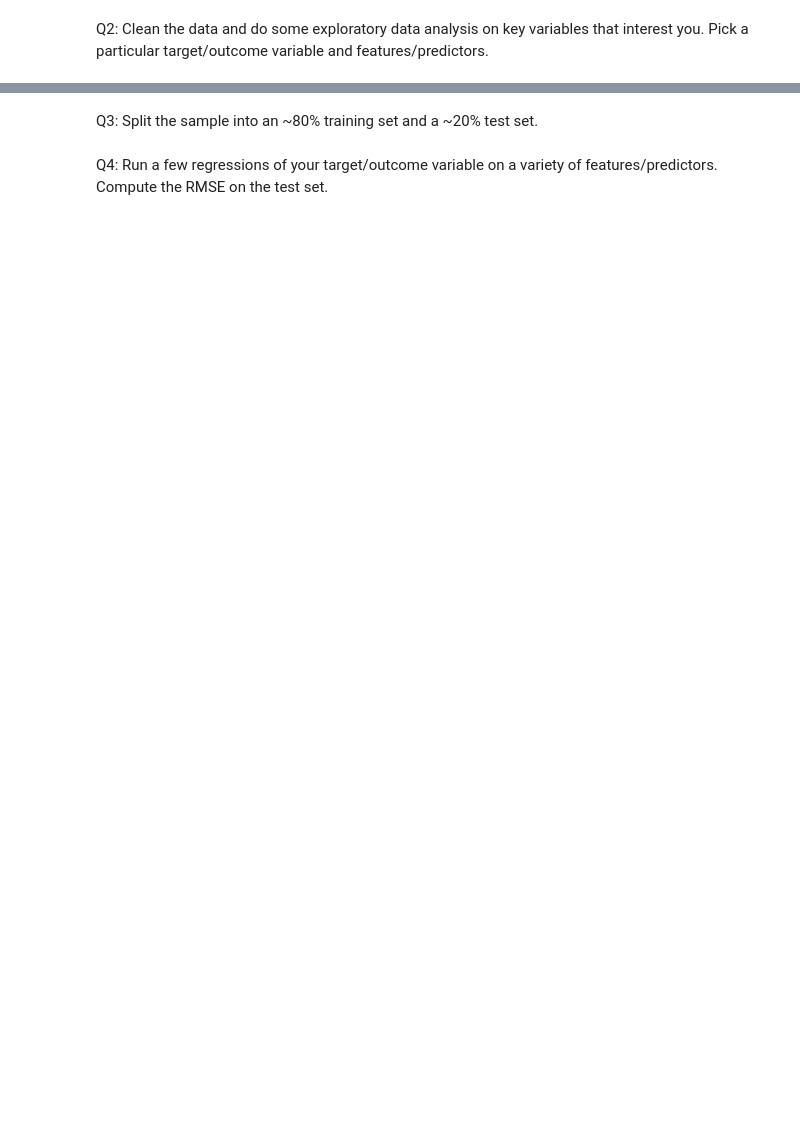
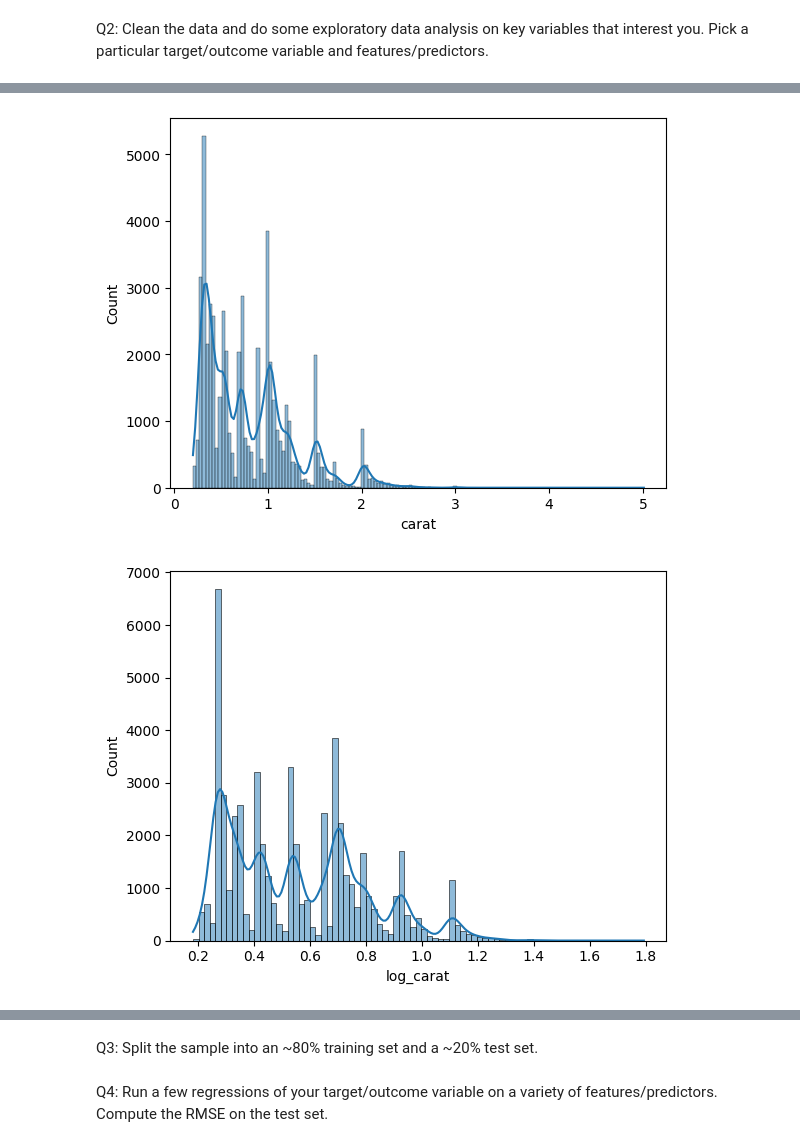
Before and after one commit to natalie-s11/week_8, a Jupyter notebook: Lab_IV_Linear_Models.ipynb, the cells around one changed output, grey strips where cells are left out. Drawn from its saved outputs; the diff is of its cells as text; code cells hidden in the pictures; blank space fills up the shorter version.

```diff
--- a/Lab_IV_Linear_Models.ipynb
+++ b/Lab_IV_Linear_Models.ipynb
@@ -812,0 +908,12 @@ Q2: Clean the data and do some exploratory data analysis on key variables that i
+# %%
+sns.histplot(df['carat'], kde=True)
+plt.show()
+# do the same thing with carat as done w price
+df['log_carat'] = np.log1p(df['carat'])
+sns.histplot(df['log_carat'], kde=True)
+plt.show()
+# better so drop price now
+df.drop(columns='carat', inplace=True)
+# %% [output]
+[figure, added]
+[figure, added]
```
Also changed, not shown: parts of 19 cells of this notebook.
